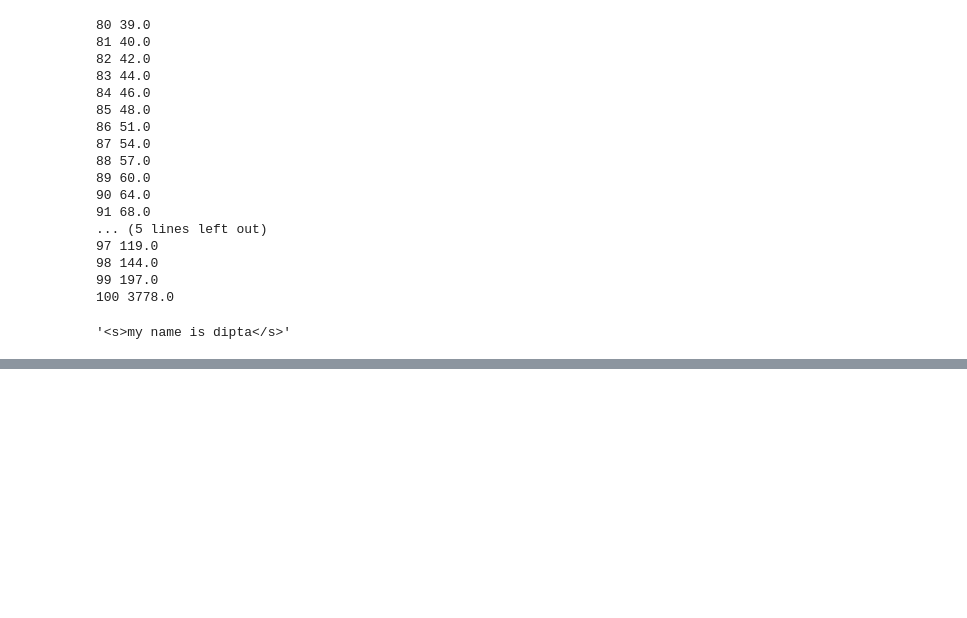
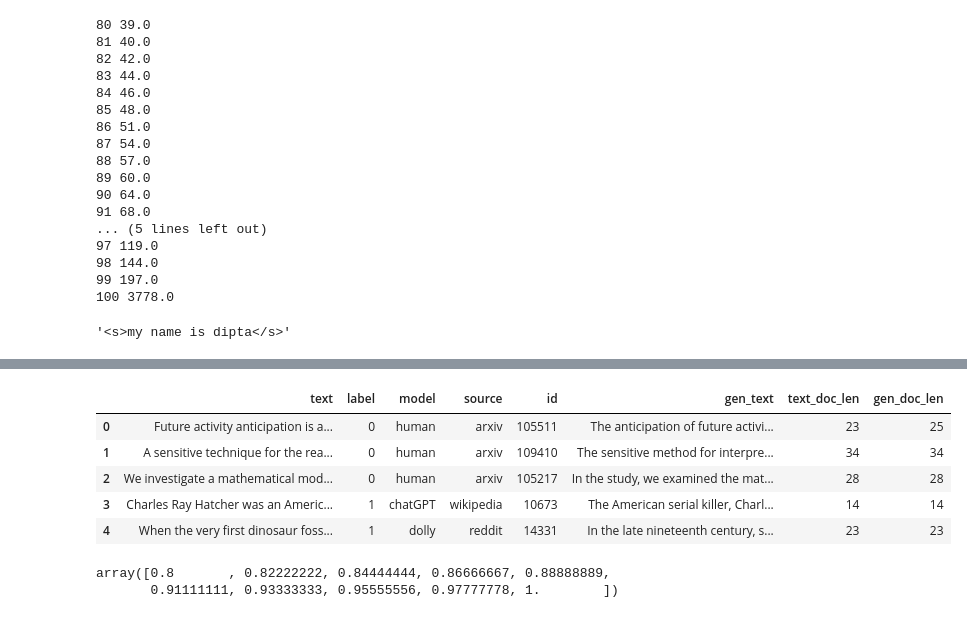
Before and after one commit to dipta007/SemEval24-Task8, a Jupyter notebook: exploration.ipynb, the cells around one changed output, grey strips where cells are left out. Drawn from its saved outputs; the diff is of its cells as text; code cells hidden in the pictures; blank space fills up the shorter version.

```diff
--- a/exploration.ipynb
+++ b/exploration.ipynb
@@ -789,0 +796,5 @@ tokenizer.decode(tok['input_ids'])
+# %%
+file = "./src/contrastive/data/SubtaskA/monolingual/ibm/train.jsonl"
+# %%
+import pandas as pd
+df = pd.read_json(file, lines=True)
@@ -789,0 +814,10 @@ tokenizer.decode(tok['input_ids'])
+# %%
+import numpy as np
+df.head()
+# %% [output]
+|  | text | label | model | source | id | gen_text | text_doc_len | gen_doc_len |
+| 0 | Future activity anticipation is a... | 0 | human | arxiv | 105511 | The anticipation of future activi... | 23 | 25 |
+| 1 | A sensitive technique for the rea... | 0 | human | arxiv | 109410 | The sensitive method for interpre... | 34 | 34 |
+| 2 | We investigate a mathematical mod... | 0 | human | arxiv | 105217 | In the study, we examined the mat... | 28 | 28 |
+| 3 | Charles Ray Hatcher was an Americ... | 1 | chatGPT | wikipedia | 10673 | The American serial killer, Charl... | 14 | 14 |
+| 4 | When the very first dinosaur foss... | 1 | dolly | reddit | 14331 | In the late nineteenth century, s... | 23 | 23 |
@@ -789,0 +827,5 @@ tokenizer.decode(tok['input_ids'])
+# %%
+np.linspace(0.8, 1, 10)
+# %% [output]
+array([0.8       , 0.82222222, 0.84444444, 0.86666667, 0.88888889,
+       0.91111111, 0.93333333, 0.95555556, 0.97777778, 1.        ])
```
Also changed, not shown: parts of 68 cells of this notebook, 4 other files.
